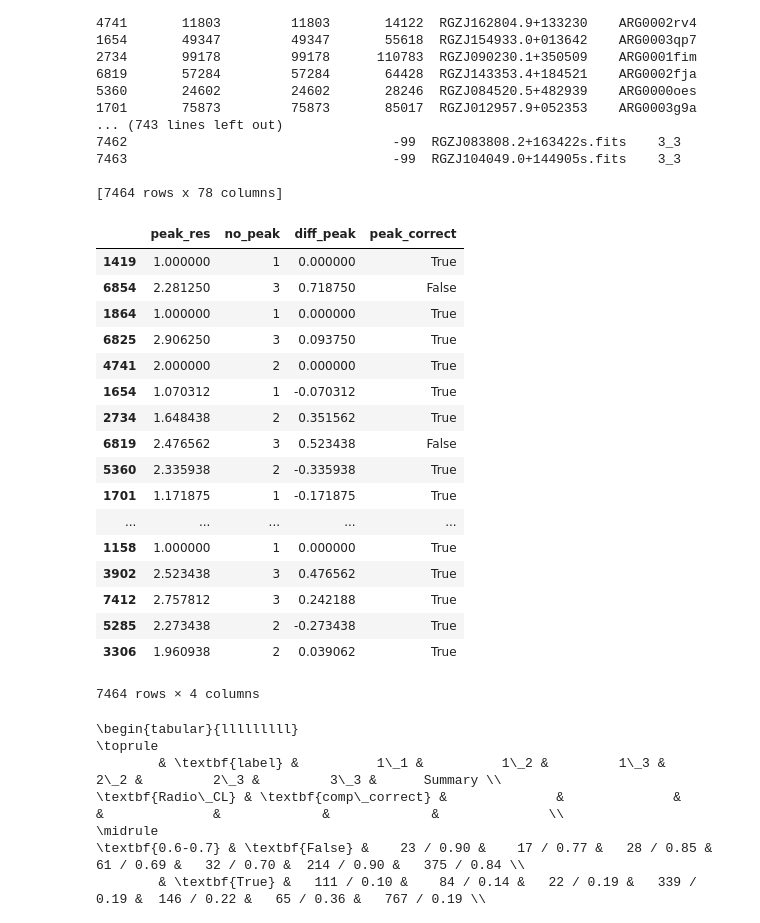
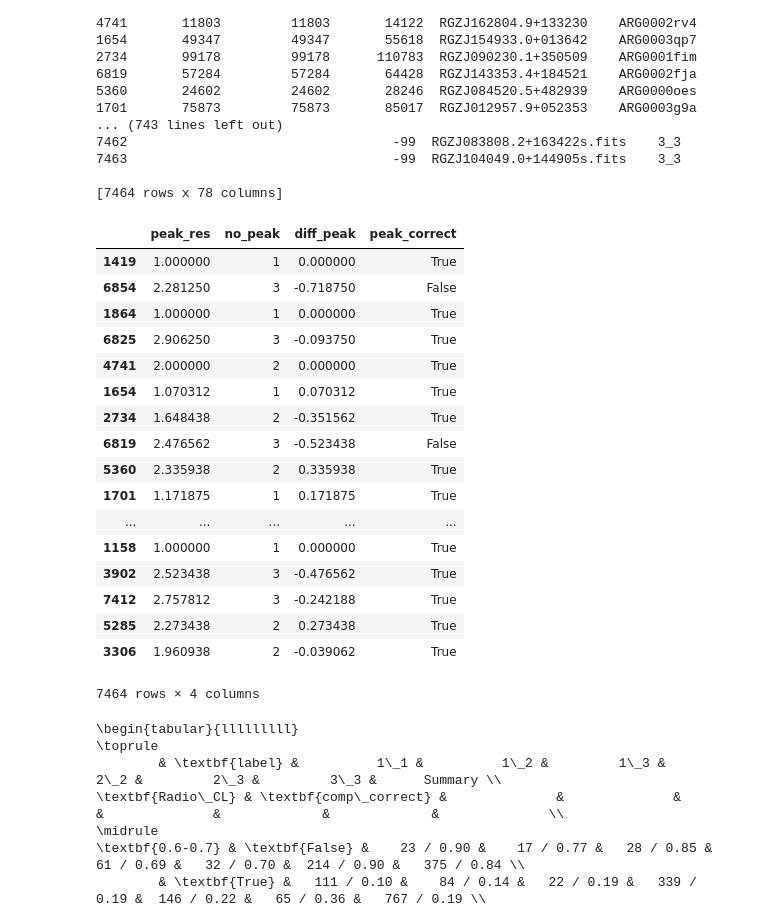
Before and after one commit to tjgalvin/Pink_Experiments, a Jupyter notebook: Notebook/Random_Forrest_ED.ipynb, the cells around one changed output. Cells and saved outputs as stored; diff of their text form; code cells hidden in the pictures.

```diff
--- a/Notebook/Random_Forrest_ED.ipynb
+++ b/Notebook/Random_Forrest_ED.ipynb
@@ -119,36 +119,36 @@ print(df)
 # %%
 suf_df['peak_res'] = pd.Series(peaks_res, index=index)
 suf_df['comp_res'] = pd.Series(comp_res, index=index)
 suf_df['no_comp']  = pd.Series(num_comp, index=index)
 suf_df['no_peak']  = pd.Series(num_peaks, index=index)
 
-suf_df['diff_peak']    = suf_df['no_peak'] - suf_df['peak_res']
-suf_df['diff_comp']    = suf_df['no_comp']  - suf_df['comp_res']
+suf_df['diff_peak']    = suf_df['peak_res'] - suf_df['no_peak']
+suf_df['diff_comp']    = suf_df['comp_res']  - suf_df['no_comp']
 suf_df['peak_correct'] = (suf_df['diff_peak'] > -0.5) & (suf_df['diff_peak'] < 0.5)
 suf_df['comp_correct'] = (suf_df['diff_comp'] > -0.5) & (suf_df['diff_comp'] < 0.5)
 
 suf_df['cl_group'] = pd.cut(suf_df['consensus.radio_level'] , [0.6, 0.7, 0.8, 0.9, 1.0], labels=['0.6-0.7','0.7-0.8','0.8-0.9','0.9-1.0',])
 suf_df['Radio_CL'] = suf_df['cl_group']
 
 suf_df[['peak_res', 'no_peak', 'diff_peak','peak_correct']]
 # %% [output]
 |  | peak_res | no_peak | diff_peak | peak_correct |
 | 1419 | 1.000000 | 1 | 0.000000 | True |
-| 6854 | 2.281250 | 3 | 0.718750 | False |
+| 6854 | 2.281250 | 3 | -0.718750 | False |
 | 1864 | 1.000000 | 1 | 0.000000 | True |
-| 6825 | 2.906250 | 3 | 0.093750 | True |
+| 6825 | 2.906250 | 3 | -0.093750 | True |
 | 4741 | 2.000000 | 2 | 0.000000 | True |
-| 1654 | 1.070312 | 1 | -0.070312 | True |
-| 2734 | 1.648438 | 2 | 0.351562 | True |
-| 6819 | 2.476562 | 3 | 0.523438 | False |
-| 5360 | 2.335938 | 2 | -0.335938 | True |
-| 1701 | 1.171875 | 1 | -0.171875 | True |
+| 1654 | 1.070312 | 1 | 0.070312 | True |
+| 2734 | 1.648438 | 2 | -0.351562 | True |
+| 6819 | 2.476562 | 3 | -0.523438 | False |
+| 5360 | 2.335938 | 2 | 0.335938 | True |
+| 1701 | 1.171875 | 1 | 0.171875 | True |
 | ... | ... | ... | ... | ... |
 | 1158 | 1.000000 | 1 | 0.000000 | True |
-| 3902 | 2.523438 | 3 | 0.476562 | True |
-| 7412 | 2.757812 | 3 | 0.242188 | True |
-| 5285 | 2.273438 | 2 | -0.273438 | True |
-| 3306 | 1.960938 | 2 | 0.039062 | True |
+| 3902 | 2.523438 | 3 | -0.476562 | True |
+| 7412 | 2.757812 | 3 | -0.242188 | True |
+| 5285 | 2.273438 | 2 | 0.273438 | True |
+| 3306 | 1.960938 | 2 | -0.039062 | True |
 7464 rows × 4 columns
 # %%
 print(suf_df.pivot_table(index=['Radio_CL','comp_correct'],
```
Also changed, not shown: parts of 4 cells of this notebook, 2 other files.
